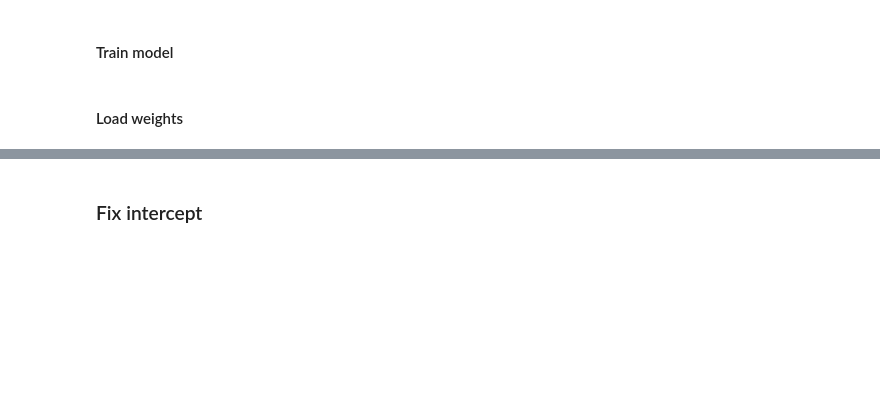
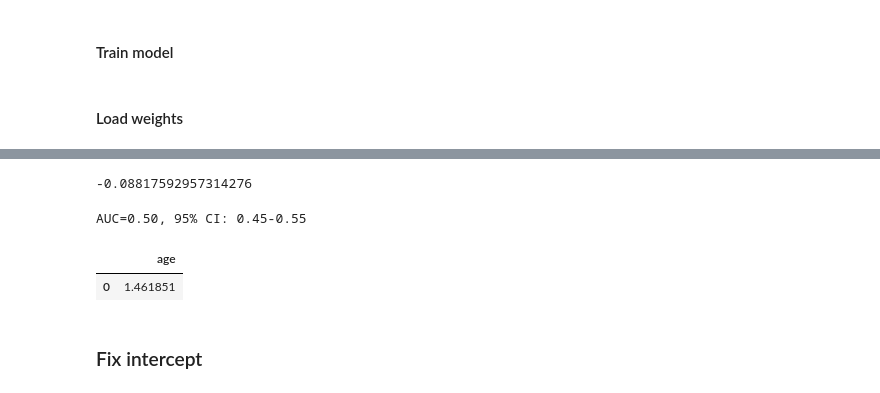
Before and after one commit to IvonneKo/Master_Thesis, a Jupyter notebook: SILSx_CSx_M1_M2.ipynb, the cells around one changed output, grey strips where cells are left out. Cells and saved outputs as stored; diff of their text form; code cells hidden in the pictures; blank space fills up the shorter version.

```diff
--- a/SILSx_CSx_M1_M2.ipynb
+++ b/SILSx_CSx_M1_M2.ipynb
@@ -45,8 +47,8 @@ print(tf.__version__)
 2.4.1
 # %%
 # Load data
-dat = pd.read_csv('../MA/patientData.csv')
-train_dir = "./trainRes/"
+dat = pd.read_csv('../thesis/patientData.csv')
+train_dir = "../thesis/trainRes/"
 # %%
 np.random.seed(3004)
 idx = np.arange(len(dat))
@@ -191,3 +220,19 @@ qw_Null, w_Null = layer.get_b_dist()
+# %%
+# log-score
+logScore(y_test,predictions)
+# %% [output]
+-0.08817592957314276
+# %%
+#AUC
+score, ci_lower, ci_upper, scores =score_ci(y_test, meanpred, score_fun=roc_auc_score)
+print("AUC={:.2f}, 95% CI: {:.2f}-{:.2f}".format(score, ci_lower, ci_upper))
+# %% [output]
+AUC=0.50, 95% CI: 0.45-0.55
+# %%
+standAgeTr[:1]
+# %% [output]
+|  | age |
+| 0 | 1.461851 |
 # %% [markdown]
 ### Fix intercept
 # %%
```
Also changed, not shown: parts of 4 cells of this notebook, 3 other files.
